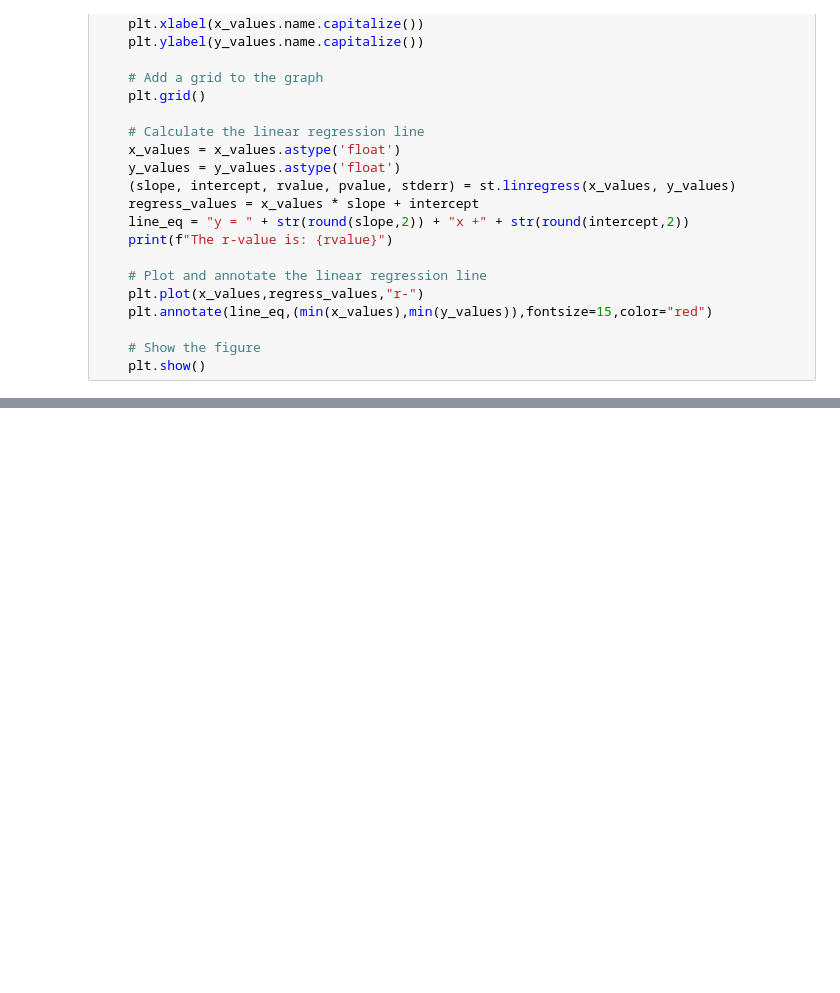
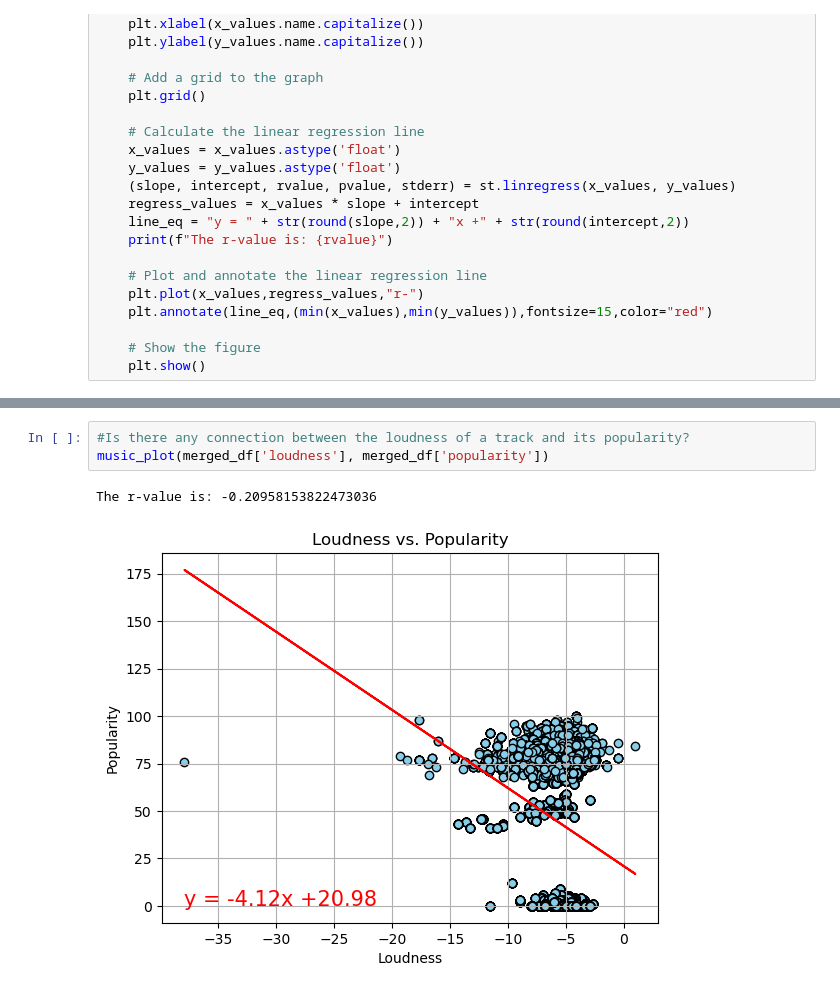
Before and after one commit to amdruggan/project_1, a Jupyter notebook: Resources/main.ipynb, the cells around one changed output, grey strips where cells are left out. Cells and saved outputs as stored; diff of their text form; blank space fills up the shorter version.

```diff
--- a/Resources/main.ipynb
+++ b/Resources/main.ipynb
@@ -252,0 +284,6 @@ multi_track_artist_counts_df.head()
+# %%
+#Is there any connection between the loudness of a track and its popularity?
+music_plot(merged_df['loudness'], merged_df['popularity'])
+# %% [output]
+The r-value is: -0.20958153822473036
+[figure, added]
```
Also changed, not shown: parts of 12 cells of this notebook, 3 other files.
